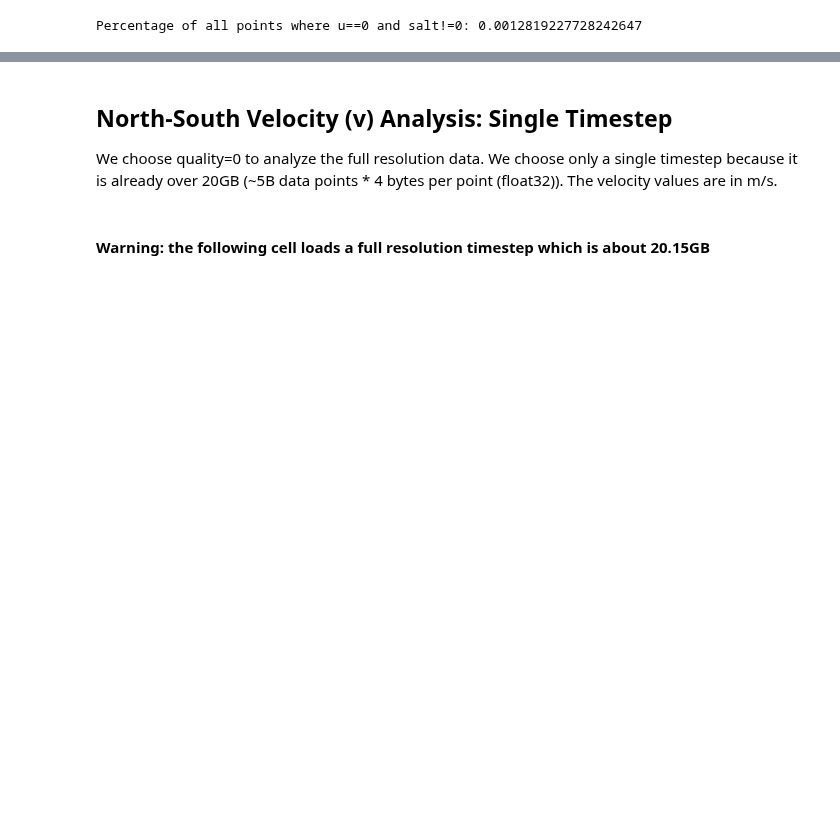
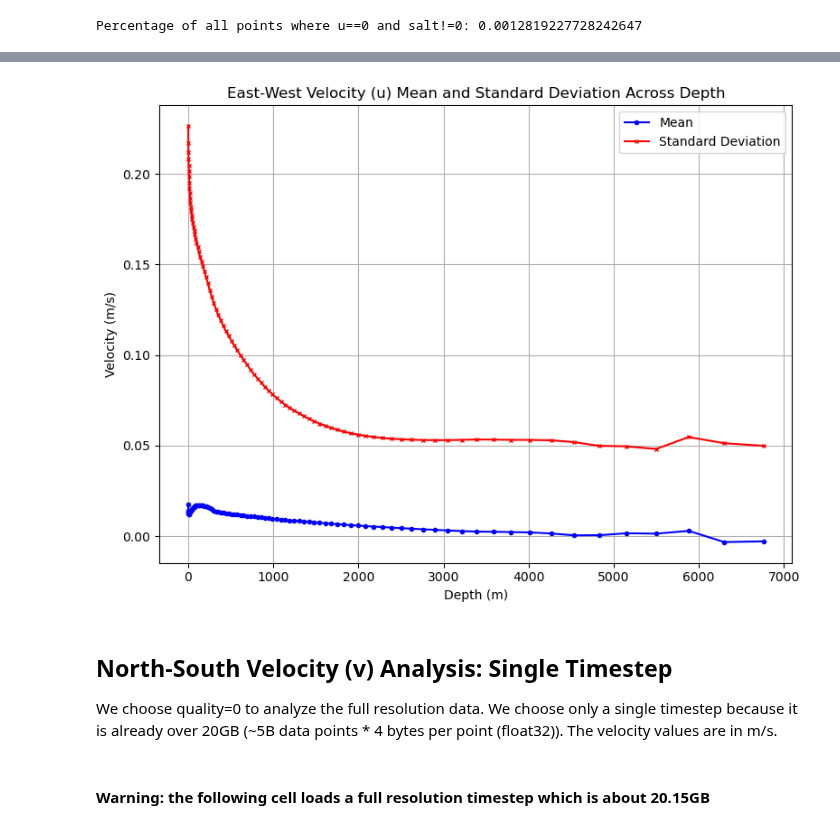
Before and after one commit to jhalloy/SeaView, a Jupyter notebook: llc2160_data_exploration.ipynb, the cells around one changed output, grey strips where cells are left out. Saved outputs shown, nothing was run; the diff lists cells and outputs as text; code cells hidden in the pictures; blank space fills up the shorter version.

```diff
--- a/llc2160_data_exploration.ipynb
+++ b/llc2160_data_exploration.ipynb
@@ -181,3 +177,12 @@ counting depth=89
 print(f"Percentage of all points where u==0 and salt!=0: {only_u_zero/u_data.size}")
 # %% [output]
 Percentage of all points where u==0 and salt!=0: 0.0012819227728242647
+# %%
+mean_across_depth = []
+std_across_depth = []
+# go through each depth slice and calculate the mean and std for nonzero values
+for depth in range(u_data.shape[0]):
+    nonzero_slice = u_data[depth][u_data[depth] != 0]
+    print(f"processing depth={depth}")
+    mean_across_depth.append(np.mean(nonzero_slice))
+    std_across_depth.append(np.std(nonzero_slice))
@@ -184,3 +207,19 @@ Percentage of all points where u==0 and salt!=0: 0.0012819227728242647
+# %%
+# plot the mean and standard deviation values for each depth level
+plt.figure(figsize=(8, 6))
+
+plt.plot(depth_levels, mean_across_depth, label="Mean", color='blue', marker='o', markersize=3)
+plt.plot(depth_levels, std_across_depth, label="Standard Deviation", color='red', marker='x', markersize=3)
+
+plt.xlabel("Depth (m)")
+plt.ylabel("Velocity (m/s)")
+plt.title("East-West Velocity (u) Mean and Standard Deviation Across Depth")
+plt.legend()
+plt.grid(True)
+plt.tight_layout()
+plt.show()
+# %% [output]
+[figure, added]
 # %% [markdown]
 ## **North-South Velocity (v) Analysis: Single Timestep**
 We choose quality=0 to analyze the full resolution data. We choose only a single timestep because it is already over 20GB (~5B data points * 4 bytes per point (float32)). The velocity values are in m/s.
```
Also changed, not shown: parts of 7 cells of this notebook.
